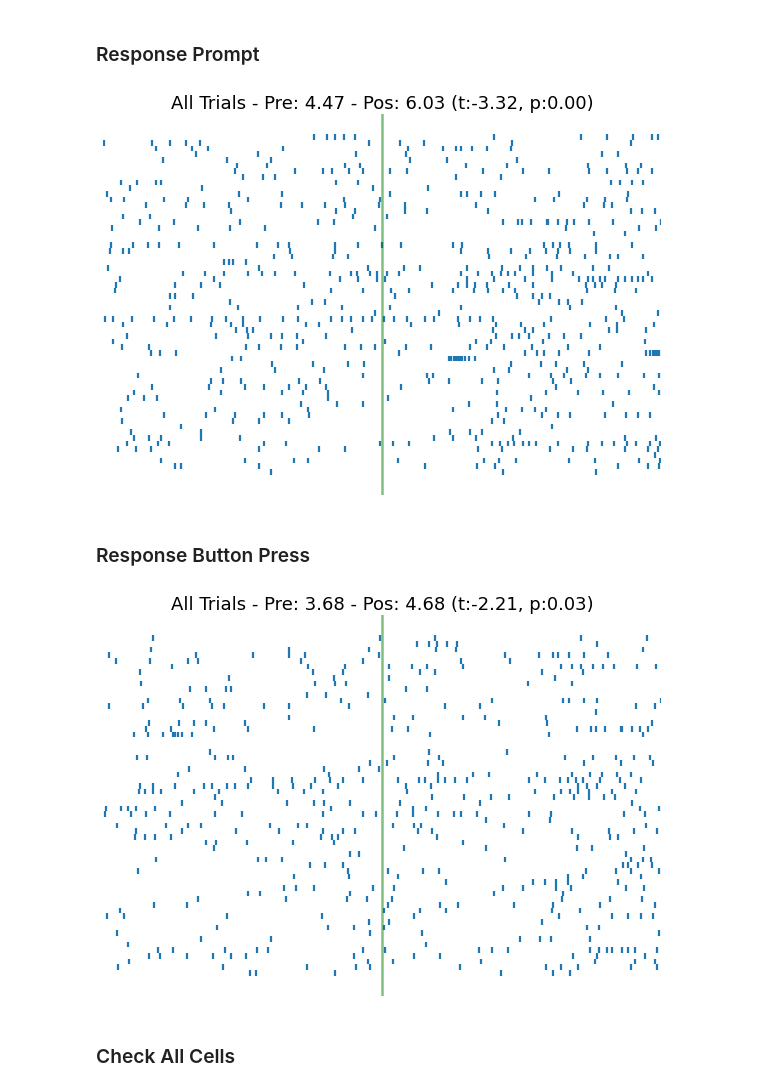
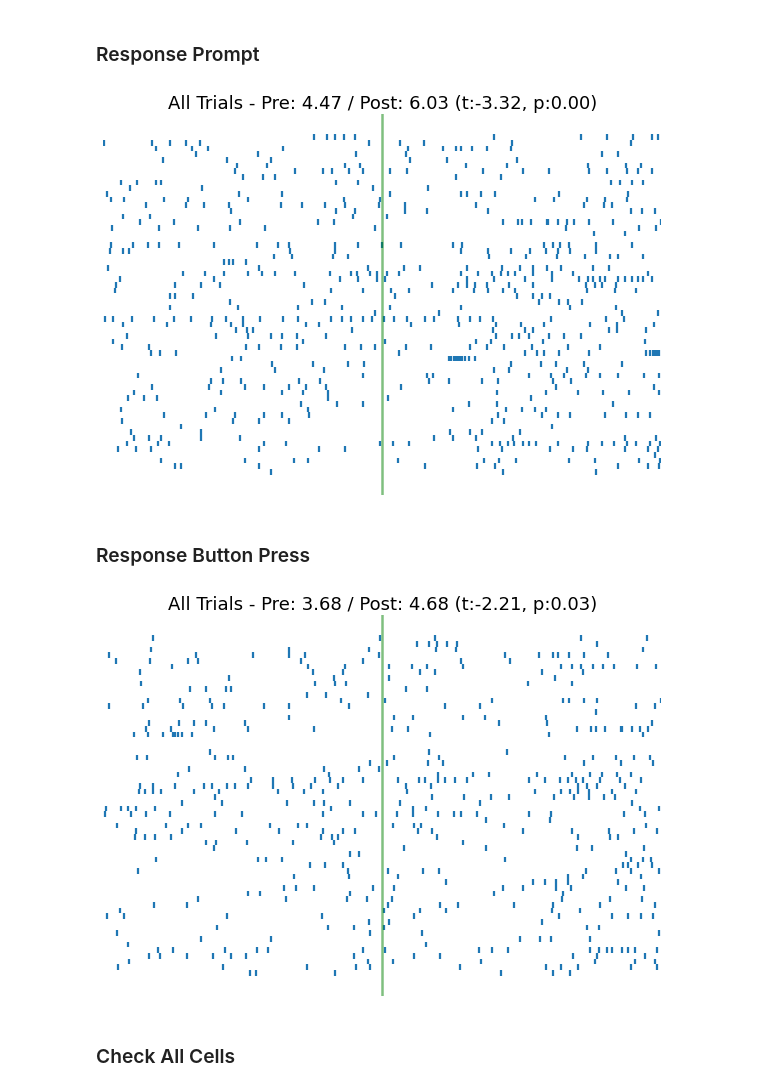
Before and after one commit to HSUPipeline/AnalyzeTH, a Jupyter notebook: notebooks/01-StimulusFiring.ipynb, the cells around one changed output. Drawn from its saved outputs; the diff is of its cells as text; code cells hidden in the pictures.

```diff
--- a/notebooks/01-StimulusFiring.ipynb
+++ b/notebooks/01-StimulusFiring.ipynb
@@ -50,8 +46,10 @@ session = {
 # Set a unit of interest to select
 uind = 51
 # %%
-# Set the time range to analyze (in seconds)
+# Set the time range to analyze, and pre & post trial windows (in seconds)
 trial_range = [-1, 1]
+pre_window = [-1, 0]
+post_window = [0, 1]
 # %% [markdown]
 ## Load Data
 # %%
@@ -162,10 +149,12 @@ fr_pre, fr_post = calc_trial_frs(all_trials_prompt)
+# %%
+# Compute averages & statistical comparison of pre / post window firing rates
+avg_pre, avg_post, t_val, p_val = compare_pre_post_activity(all_trials_prompt, pre_window, post_window)
 # %%
 # Plot raster across all response prompts
 plot_rasters(all_trials_prompt, xlim=trial_range, vline=0, figsize=(10, 7),
-             title='All Trials - Pre: {:1.2f} - Pos: {:1.2f} (t:{:1.2f}, p:{:1.2f})'.format(
-                 fr_pre, fr_post, t_val, p_val))
+             title=create_trial_title('All Trials', avg_pre, avg_post, t_val, p_val))
 # %% [output]
-[figure, old version]
+[figure, new version]
 # %% [markdown]
 ### Response Button Press
 # %%
@@ -180,10 +166,9 @@ fr_pre, fr_post = calc_trial_frs(all_trials_response)
 # %%
 # Plot raster across all response button presses
 plot_rasters(all_trials_response, xlim=trial_range, vline=0, figsize=(10, 7),
-             title='All Trials - Pre: {:1.2f} - Pos: {:1.2f} (t:{:1.2f}, p:{:1.2f})'.format(
-                 fr_pre, fr_post, t_val, p_val))
+             title=create_trial_title('All Trials', avg_pre, avg_post, t_val, p_val))
 # %% [output]
-[figure, old version]
+[figure, new version]
 # %% [markdown]
 ### Check All Cells
 # %%
```
Also changed, not shown: parts of 16 cells of this notebook, 2 other files.
